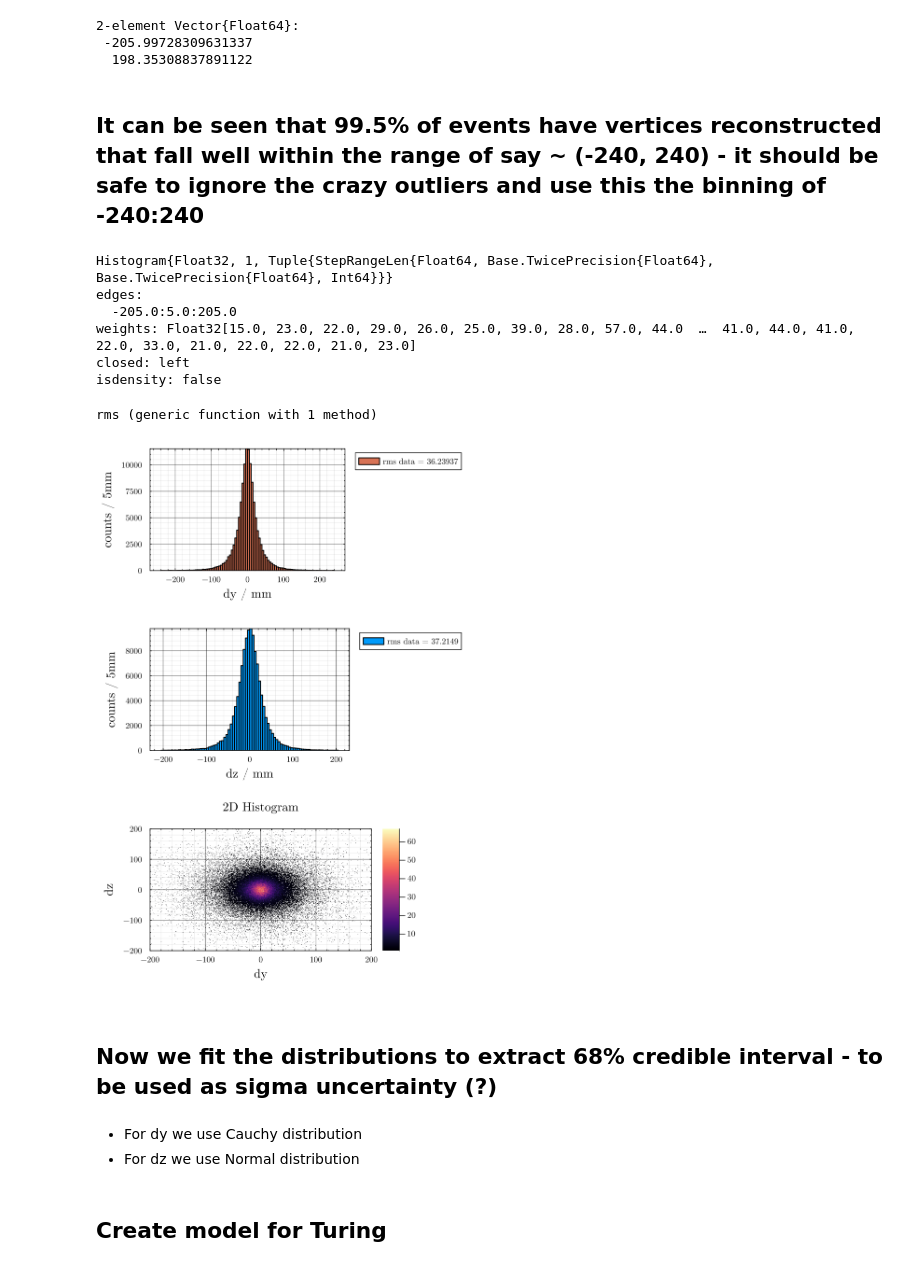
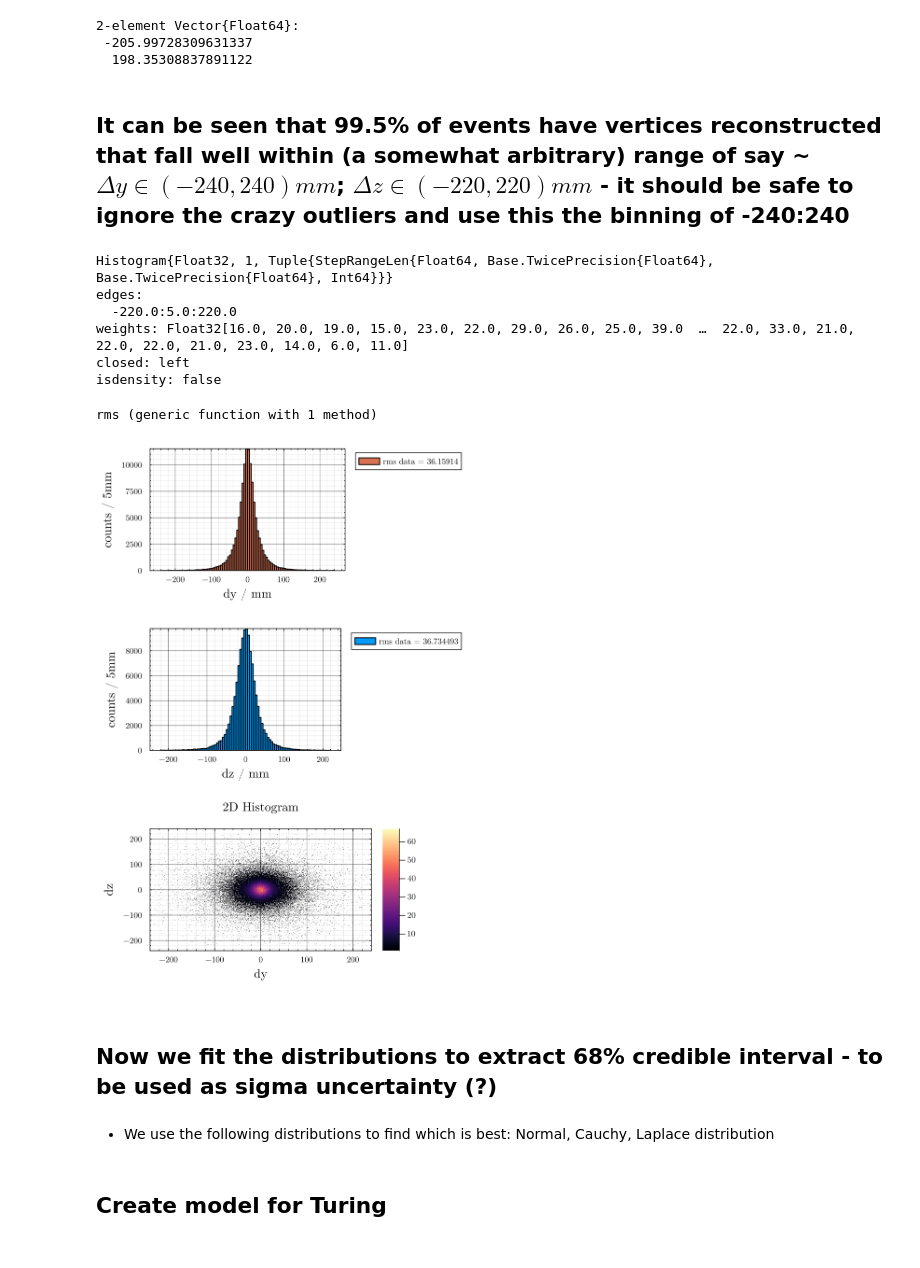
Before and after one commit to SuperNEMO-DBD/TrackReconstructionTests, a Jupyter notebook: Test_1/notebooks/CAT_2nubb.ipynb, the cells around one changed output. Saved outputs shown, nothing was run; the diff lists cells and outputs as text; code cells hidden in the pictures.

```diff
--- a/Test_1/notebooks/CAT_2nubb.ipynb
+++ b/Test_1/notebooks/CAT_2nubb.ipynb
@@ -142,7 +140,7 @@ dz_995q = quantile(df.dz, [lq, uq]) = [-205.99728309631337, 198.35308837891122]
  -205.99728309631337
   198.35308837891122
 # %% [markdown]
-## It can be seen that 99.5% of events have vertices reconstructed that fall well within the range of say ~ (-240, 240) - it should be safe to ignore the crazy outliers and use this the binning of -240:240
+## It can be seen that 99.5% of events have vertices reconstructed that fall well within (a somewhat arbitrary) range of say ~ $\Delta y \in (-240, 240) mm$; $\Delta z \in (-220, 220) mm$ - it should be safe to ignore the crazy outliers and use this the binning of -240:240
 # %%
 # drop outliers:
 
@@ -150,11 +148,11 @@ filter!(row -> -240.0 < row.dy < 240.0 &&  -240.0 < row.dz < 240.0, df);
 # %%
 h1dy = StatsBase.fit(Histogram{Float32}, df.dy, -240.0:5:240.0)
-h1dz = StatsBase.fit(Histogram{Float32}, df.dz, -205.0:5:205.0)
+h1dz = StatsBase.fit(Histogram{Float32}, df.dz, -220.0:5:220.0)
 # %% [output]
 Histogram{Float32, 1, Tuple{StepRangeLen{Float64, Base.TwicePrecision{Float64}, Base.TwicePrecision{Float64}, Int64}}}
 edges:
-  -205.0:5.0:205.0
-weights: Float32[15.0, 23.0, 22.0, 29.0, 26.0, 25.0, 39.0, 28.0, 57.0, 44.0  …  41.0, 44.0, 41.0, 22.0, 33.0, 21.0, 22.0, 22.0, 21.0, 23.0]
+  -220.0:5.0:220.0
+weights: Float32[16.0, 20.0, 19.0, 15.0, 23.0, 22.0, 29.0, 26.0, 25.0, 39.0  …  22.0, 33.0, 21.0, 22.0, 22.0, 21.0, 23.0, 14.0, 6.0, 11.0]
 closed: left
 isdensity: false
 # %%
@@ -164,19 +162,18 @@ rms (generic function with 1 method)
 # %%
 let
 	p1 = plot(h1dy, xlabel = "dy / mm", ylabel ="counts / 5mm", label ="rms data = $(rms(df.dy))", c=1)
 	p2 = plot(h1dz, xlabel = "dz / mm", ylabel ="counts / 5mm", label ="rms data = $(rms(df.dz))", c=2)
-	p3 = histogram2d(df.dy, df.dz, bins = (-200:200,-200:200), aspect =1, xlabel ="dy", ylabel="dz", title="2D Histogram")
+	p3 = histogram2d(df.dy, df.dz, bins = (-240:240,-240:240), aspect =1, xlabel ="dy", ylabel="dz", title="2D Histogram")
 	plot(p1, p2, p3, layout=grid(3,1), size = (800,1200), thickness_scaling= 1.4, dpi =200)
 	savefig("../plots/CAT_2nubb.png")
 	current()
 end
 # %% [output]
-[figure, old version]
+[figure, new version]
 # %% [markdown]
 ## Now we fit the distributions to extract 68% credible interval - to be used as sigma uncertainty (?)
 # %% [markdown]
-- For dy we use Cauchy distribution
-- For dz we use Normal distribution
+- We use the following distributions to find which is best: Normal, Cauchy, Laplace distribution
 # %% [markdown]
 ## Create model for Turing
 # %%
```
Also changed, not shown: parts of 18 cells of this notebook, 3 other files.
